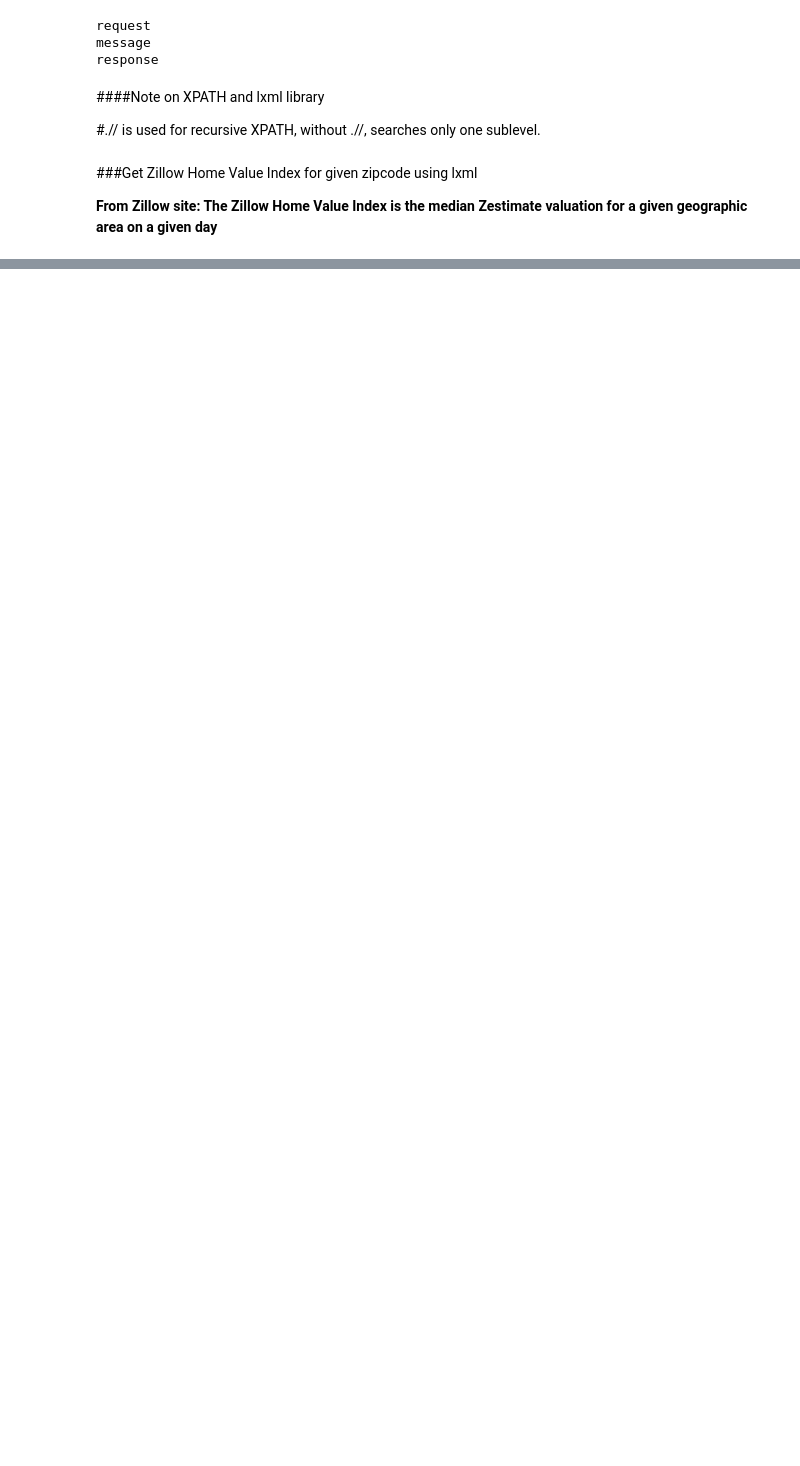
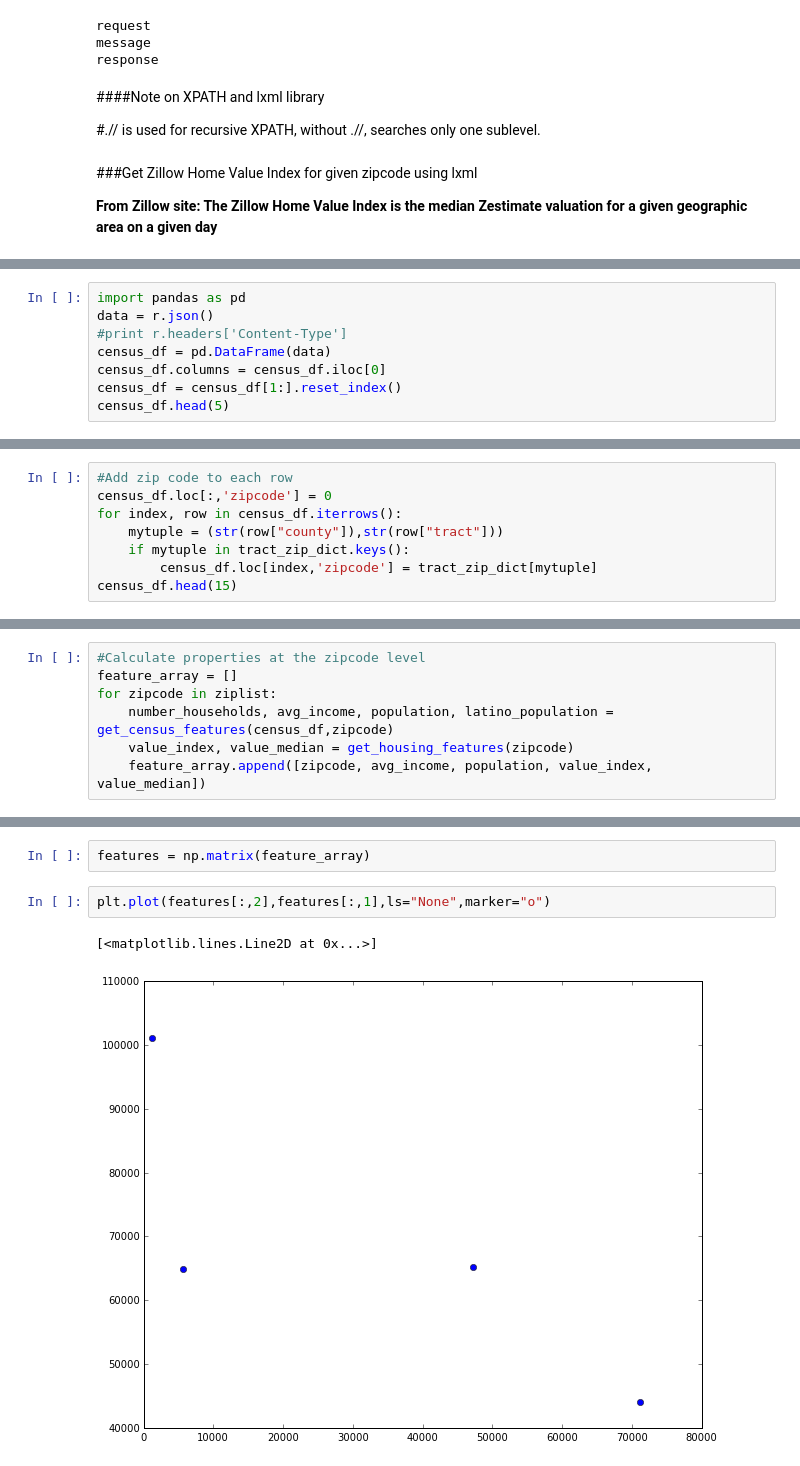
Before and after one commit to luiscvargas/insight_project, a Jupyter notebook: app/market_saturation_first_week.ipynb, the cells around one changed output, grey strips where cells are left out. Saved outputs shown, nothing was run; the diff lists cells and outputs as text; blank space fills up the shorter version.

```diff
--- a/app/market_saturation_first_week.ipynb
+++ b/app/market_saturation_first_week.ipynb
@@ -422,0 +498,8 @@ print zillow_value_index
+# %%
+import pandas as pd
+data = r.json()
+#print r.headers['Content-Type']
+census_df = pd.DataFrame(data)
+census_df.columns = census_df.iloc[0]
+census_df = census_df[1:].reset_index()
+census_df.head(5)
@@ -422,0 +518,8 @@ print zillow_value_index
+# %%
+#Add zip code to each row
+census_df.loc[:,'zipcode'] = 0
+for index, row in census_df.iterrows():
+    mytuple = (str(row["county"]),str(row["tract"]))
+    if mytuple in tract_zip_dict.keys():
+        census_df.loc[index,'zipcode'] = tract_zip_dict[mytuple]
+census_df.head(15)
@@ -422,0 +589,7 @@ print zillow_value_index
+# %%
+#Calculate properties at the zipcode level
+feature_array = []
+for zipcode in ziplist:
+    number_households, avg_income, population, latino_population = get_census_features(census_df,zipcode)
+    value_index, value_median = get_housing_features(zipcode)
+    feature_array.append([zipcode, avg_income, population, value_index, value_median])
@@ -422,0 +602,7 @@ print zillow_value_index
+# %%
+features = np.matrix(feature_array)
+# %%
+plt.plot(features[:,2],features[:,1],ls="None",marker="o")
+# %% [output]
+[<matplotlib.lines.Line2D at 0x...>]
+[figure, added]
```
Also changed, not shown: parts of 38 cells of this notebook.
